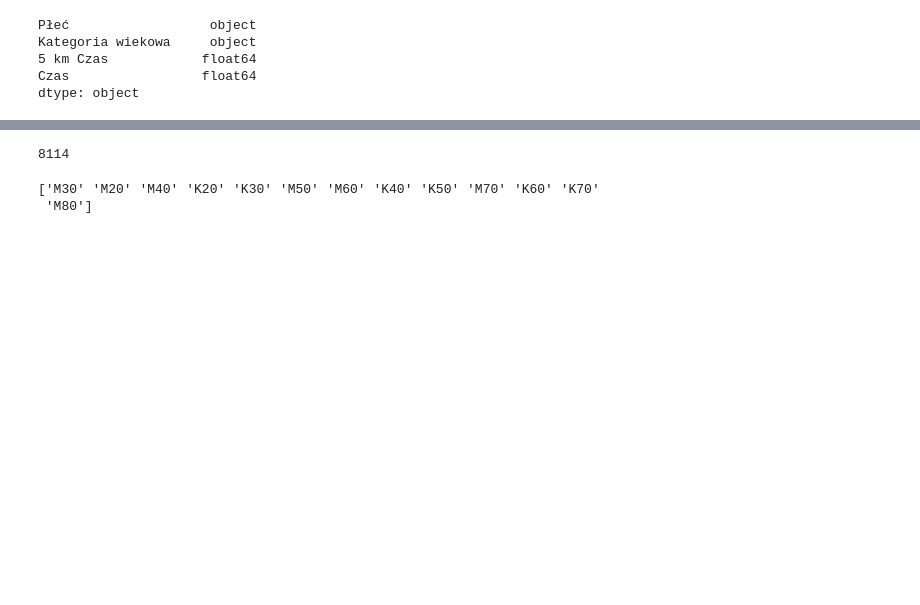
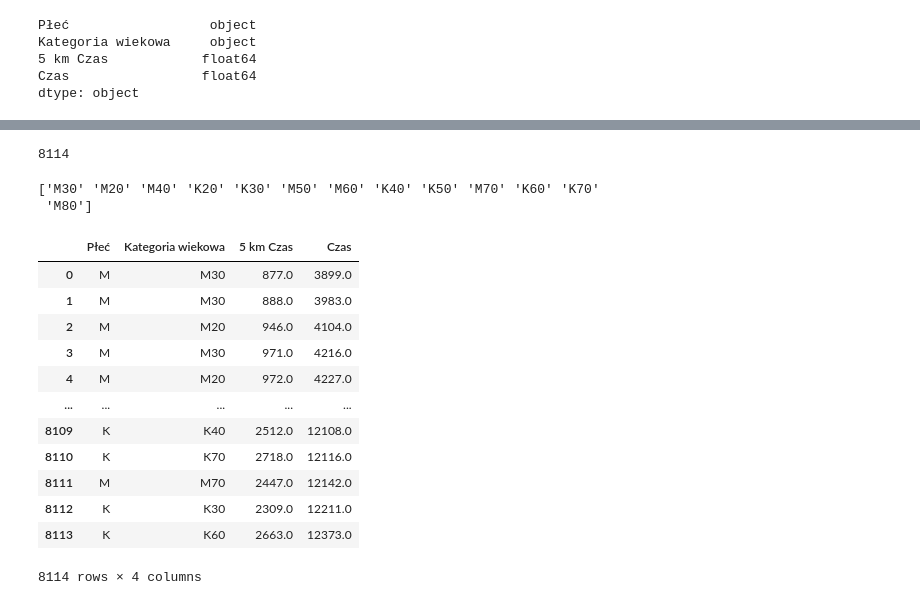
Before and after one commit to M-Kij/Race_Oracle, a Jupyter notebook: Race_Oracle.ipynb, the cells around one changed output, grey strips where cells are left out. Saved outputs shown, nothing was run; the diff lists cells and outputs as text; code cells hidden in the pictures; blank space fills up the shorter version.

```diff
--- a/Race_Oracle.ipynb
+++ b/Race_Oracle.ipynb
@@ -68,5 +90,6 @@ test_df.sample(15)
-# %%
-print(len(test_df))
-# %% [output]
-8114
+# %%
+# Sprawdzenie długości df
+print(len(test_df))
+# %% [output]
+8114
 # %%
@@ -79 +108,17 @@ print(unikatowe_wartosci)
+# %%
+cloud_df
+# %% [output]
+|  | Płeć | Kategoria wiekowa | 5 km Czas | Czas |
+| 0 | M | M30 | 877.0 | 3899.0 |
+| 1 | M | M30 | 888.0 | 3983.0 |
+| 2 | M | M20 | 946.0 | 4104.0 |
+| 3 | M | M30 | 971.0 | 4216.0 |
+| 4 | M | M20 | 972.0 | 4227.0 |
+| ... | ... | ... | ... | ... |
+| 8109 | K | K40 | 2512.0 | 12108.0 |
+| 8110 | K | K70 | 2718.0 | 12116.0 |
+| 8111 | M | M70 | 2447.0 | 12142.0 |
+| 8112 | K | K30 | 2309.0 | 12211.0 |
+| 8113 | K | K60 | 2663.0 | 12373.0 |
+8114 rows × 4 columns
 # %%
```
Also changed, not shown: parts of 23 cells of this notebook, 3 other files.
